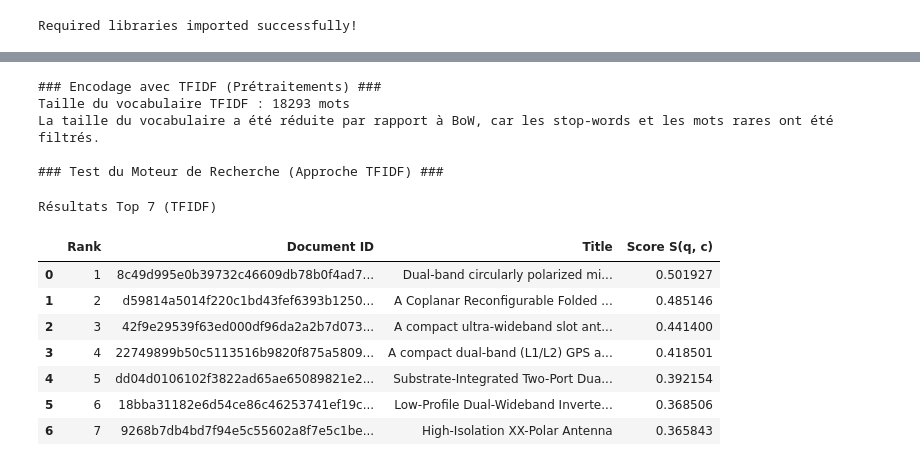
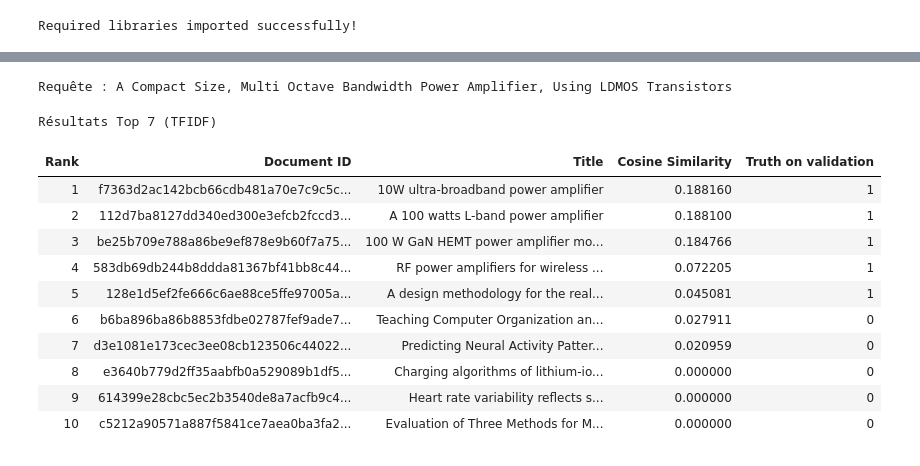
Before and after one commit to Louisdlms/CL-DS-Moteur_De_Recherche, a Jupyter notebook: solution.ipynb, the cells around one changed output, grey strips where cells are left out. Cells and saved outputs as stored; diff of their text form; code cells hidden in the pictures.

```diff
--- a/solution.ipynb
+++ b/solution.ipynb
@@ -185,18 +177,20 @@ Exemples Négatifs (C-) :
 # %%
-from sklearn.feature_extraction.text import CountVectorizer
+# Préparer les titres pour la vectorisation
+corpus_ids = list(corpus.keys())
+id_to_index = {doc_id: i for i, doc_id in enumerate(corpus_ids)}
+corpus_titles = [corpus[doc_id]['title'] for doc_id in corpus_ids]
 
-# 1. Préparer les textes pour la vectorisation
-corpus_ids = list(corpus.keys())
-corpus_texts = [corpus[doc_id]['text'] for doc_id in corpus_ids]
+# Initialiser et entraîner (fit) le vectoriseur
+vectorizer = CountVectorizer(stop_words="english")
+vectorizer = vectorizer.fit(corpus_titles)
 
-# 2. Initialiser et entraîner (fit) le vectoriseur
-vectorizer = CountVectorizer()
-X = vectorizer.fit_transform(corpus_texts)
+# Créer la matrice documents x termes
+X = vectorizer.transform(corpus_titles)
 
-# 3. Récupérer le vocabulaire
+# Récupérer le vocabulaire
 features = vectorizer.get_feature_names_out()
-
-print(f"\n### Encodage CountVectorizer sur les titres ###")
+# print(features)
+print(f"exemples de mots présents dans le corpus : {vectorizer.vocabulary_}")
 print(f"Matrice Documents x Termes (X) de taille : {X.shape}")
 print(f"Taille du vocabulaire : {len(features)} mots")
 # %% [output]
@@ -362,33 +337,24 @@ Résultats Top 7 (CountVectorizer)
 # %%
-from sklearn.feature_extraction.text import TfidfVectorizer
-
-# 1. Utiliser TFIDFVectorizer avec prétraitements
-# 'english' pour les mots-outils anglais
-# min_df=5 pour ignorer les mots apparaissant dans moins de 5 documents (trop rares)
-tfidf_vectorizer = TfidfVectorizer(stop_words='english', min_df=5)
-X_tfidf = tfidf_vectorizer.fit_transform(corpus_texts)
+tfidf_vectorizer = TfidfVectorizer(stop_words='english')
+tfidf_vectorizer = tfidf_vectorizer.fit(corpus_titles)
+X_tfidf=tfidf_vectorizer.transform(corpus_titles)
 tfidf_features = tfidf_vectorizer.get_feature_names_out()
 
-print(f"\n### Encodage avec TFIDF (Prétraitements) ###")
-print(f"Taille du vocabulaire TFIDF : {len(tfidf_features)} mots")
-print(f"La taille du vocabulaire a été réduite par rapport à BoW, car les stop-words et les mots rares ont été filtrés.")
-
-# 2. Tester le moteur avec TFIDF
-print(f"\n### Test du Moteur de Recherche (Approche TFIDF) ###")
-top_results_tfidf_df = retrieve_top_k(query_example_text, tfidf_vectorizer, X_tfidf, corpus_ids, k=7)
-display(top_results_tfidf_df.style.set_caption("Résultats Top 7 (TFIDF)"))
+# Tester le moteur avec TFIDF
+top_results_tfidf_df = retrieve_top_k(query_id, tfidf_vectorizer, X_tfidf, queries, corpus, k=10, dense = False)
+print(f"Requête : {query_example_text}")
+display(top_results_tfidf_df.style.hide(axis = 'index').set_caption("Résultats Top 7 (TFIDF)"))
 # %% [output]
-### Encodage avec TFIDF (Prétraitements) ###
-Taille du vocabulaire TFIDF : 18293 mots
-La taille du vocabulaire a été réduite par rapport à BoW, car les stop-words et les mots rares ont été filtrés.
-
-### Test du Moteur de Recherche (Approche TFIDF) ###
+Requête : A Compact Size, Multi Octave Bandwidth Power Amplifier, Using LDMOS Transistors
 Résultats Top 7 (TFIDF)
-|  | Rank | Document ID | Title | Score S(q, c) |
-| 0 | 1 | 8c49d995e0b39732c46609db78b0f4ad7... | Dual-band circularly polarized mi... | 0.501927 |
-| 1 | 2 | d59814a5014f220c1bd43fef6393b1250... | A Coplanar Reconfigurable Folded ... | 0.485146 |
-| 2 | 3 | 42f9e29539f63ed000df96da2a2b7d073... | A compact ultra-wideband slot ant... | 0.441400 |
-| 3 | 4 | 22749899b50c5113516b9820f875a5809... | A compact dual-band (L1/L2) GPS a... | 0.418501 |
-| 4 | 5 | dd04d0106102f3822ad65ae65089821e2... | Substrate-Integrated Two-Port Dua... | 0.392154 |
-| 5 | 6 | 18bba31182e6d54ce86c46253741ef19c... | Low-Profile Dual-Wideband Inverte... | 0.368506 |
-| 6 | 7 | 9268b7db4bd7f94e5c55602a8f7e5c1be... | High-Isolation XX-Polar Antenna | 0.365843 |
+| Rank | Document ID | Title | Cosine Similarity | Truth on validation |
+| 1 | f7363d2ac142bcb66cdb481a70e7c9c5c... | 10W ultra-broadband power amplifier | 0.188160 | 1 |
+| 2 | 112d7ba8127dd340ed300e3efcb2fccd3... | A 100 watts L-band power amplifier | 0.188100 | 1 |
+| 3 | be25b709e788a86be9ef878e9b60f7a75... | 100 W GaN HEMT power amplifier mo... | 0.184766 | 1 |
+| 4 | 583db69db244b8ddda81367bf41bb8c44... | RF power amplifiers for wireless ... | 0.072205 | 1 |
+| 5 | 128e1d5ef2fe666c6ae88ce5ffe97005a... | A design methodology for the real... | 0.045081 | 1 |
+| 6 | b6ba896ba86b8853fdbe02787fef9ade7... | Teaching Computer Organization an... | 0.027911 | 0 |
+| 7 | d3e1081e173cec3ee08cb123506c44022... | Predicting Neural Activity Patter... | 0.020959 | 0 |
+| 8 | e3640b779d2ff35aabfb0a529089b1df5... | Charging algorithms of lithium-io... | 0.000000 | 0 |
+| 9 | 614399e28cbc5ec2b3540de8a7acfb9c4... | Heart rate variability reflects s... | 0.000000 | 0 |
+| 10 | c5212a90571a887f5841ce7aea0ba3fa2... | Evaluation of Three Methods for M... | 0.000000 | 0 |
```
Also changed, not shown: parts of 22 cells of this notebook.
